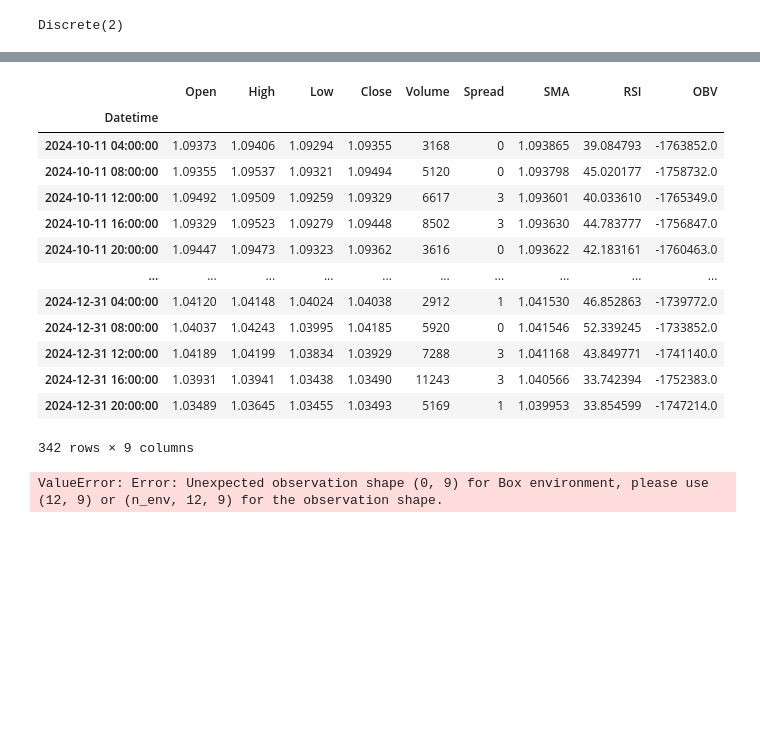
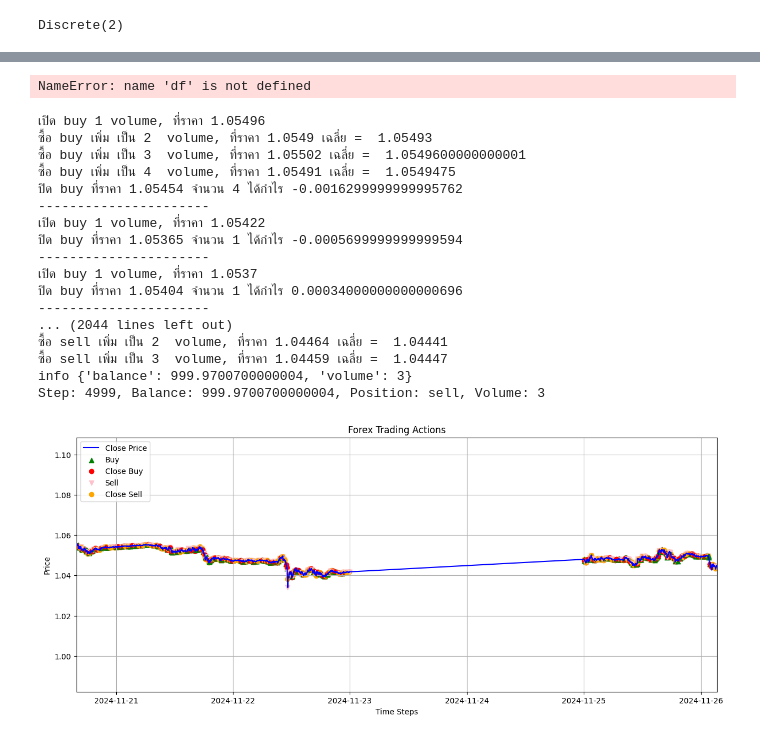
Before and after one commit to Sarinezs/AI-Software-Development, a Jupyter notebook: Model/RL learn.ipynb, the cells around one changed output, grey strips where cells are left out. Cells and saved outputs as stored; diff of their text form; code cells hidden in the pictures; blank space fills up the shorter version.

```diff
--- a/Model/RL learn.ipynb
+++ b/Model/RL learn.ipynb
@@ -373,40 +377,44 @@ Using cpu device
 <stable_baselines3.ppo.ppo.PPO at 0x...>
 # %%
-df[9000:]
+df[:5000]
 # %% [output]
-|  | Open | High | Low | Close | Volume | Spread | SMA | RSI | OBV |
-| Datetime |  |  |  |  |  |  |  |  |  |
-| 2024-10-11 04:00:00 | 1.09373 | 1.09406 | 1.09294 | 1.09355 | 3168 | 0 | 1.093865 | 39.084793 | -1763852.0 |
-| 2024-10-11 08:00:00 | 1.09355 | 1.09537 | 1.09321 | 1.09494 | 5120 | 0 | 1.093798 | 45.020177 | -1758732.0 |
-| 2024-10-11 12:00:00 | 1.09492 | 1.09509 | 1.09259 | 1.09329 | 6617 | 3 | 1.093601 | 40.033610 | -1765349.0 |
-| 2024-10-11 16:00:00 | 1.09329 | 1.09523 | 1.09279 | 1.09448 | 8502 | 3 | 1.093630 | 44.783777 | -1756847.0 |
-| 2024-10-11 20:00:00 | 1.09447 | 1.09473 | 1.09323 | 1.09362 | 3616 | 0 | 1.093622 | 42.183161 | -1760463.0 |
-| ... | ... | ... | ... | ... | ... | ... | ... | ... | ... |
-| 2024-12-31 04:00:00 | 1.04120 | 1.04148 | 1.04024 | 1.04038 | 2912 | 1 | 1.041530 | 46.852863 | -1739772.0 |
-| 2024-12-31 08:00:00 | 1.04037 | 1.04243 | 1.03995 | 1.04185 | 5920 | 0 | 1.041546 | 52.339245 | -1733852.0 |
-| 2024-12-31 12:00:00 | 1.04189 | 1.04199 | 1.03834 | 1.03929 | 7288 | 3 | 1.041168 | 43.849771 | -1741140.0 |
-| 2024-12-31 16:00:00 | 1.03931 | 1.03941 | 1.03438 | 1.03490 | 11243 | 3 | 1.040566 | 33.742394 | -1752383.0 |
-| 2024-12-31 20:00:00 | 1.03489 | 1.03645 | 1.03455 | 1.03493 | 5169 | 1 | 1.039953 | 33.854599 | -1747214.0 |
-342 rows × 9 columns
+NameError: name 'df' is not defined
 # %%
 best_model = PPO.load('./best_model/best_model.zip')
 # %%
-env = TRYForexEnv(df=df[99000:], window_size=12)
+env = TRYForexEnv(df=df[:5000], window_size=12)
 obs = env.reset()
 
 while True:
     action, _states = best_model.predict(obs)
 
     obs, reward, done, info = env.step(action)
 
     if done:
         print("info", info)
         break
 env.render()
 
 env.plot_trades()
 # %% [output]
-ValueError: Error: Unexpected observation shape (0, 9) for Box environment, please use (12, 9) or (n_env, 12, 9) for the observation shape.
+เปิด buy 1 volume, ที่ราคา 1.05496
+ซื้อ buy เพิ่ม เป็น 2  volume, ที่ราคา 1.0549 เฉลี่ย =  1.05493
+ซื้อ buy เพิ่ม เป็น 3  volume, ที่ราคา 1.05502 เฉลี่ย =  1.0549600000000001
+ซื้อ buy เพิ่ม เป็น 4  volume, ที่ราคา 1.05491 เฉลี่ย =  1.0549475
+ปิด buy ที่ราคา 1.05454 จำนวน 4 ได้กำไร -0.0016299999999995762
+----------------------
+เปิด buy 1 volume, ที่ราคา 1.05422
+ปิด buy ที่ราคา 1.05365 จำนวน 1 ได้กำไร -0.0005699999999999594
+----------------------
+เปิด buy 1 volume, ที่ราคา 1.0537
+ปิด buy ที่ราคา 1.05404 จำนวน 1 ได้กำไร 0.00034000000000000696
+----------------------
+... (2044 lines left out)
+ซื้อ sell เพิ่ม เป็น 2  volume, ที่ราคา 1.04464 เฉลี่ย =  1.04441
+ซื้อ sell เพิ่ม เป็น 3  volume, ที่ราคา 1.04459 เฉลี่ย =  1.04447
+info {'balance': 999.9700700000004, 'volume': 3}
+Step: 4999, Balance: 999.9700700000004, Position: sell, Volume: 3
+[figure, added]
 # %%
 import MetaTrader5 as mt
 import pandas as pd
```
Also changed, not shown: parts of 13 cells of this notebook, 11 other files.
